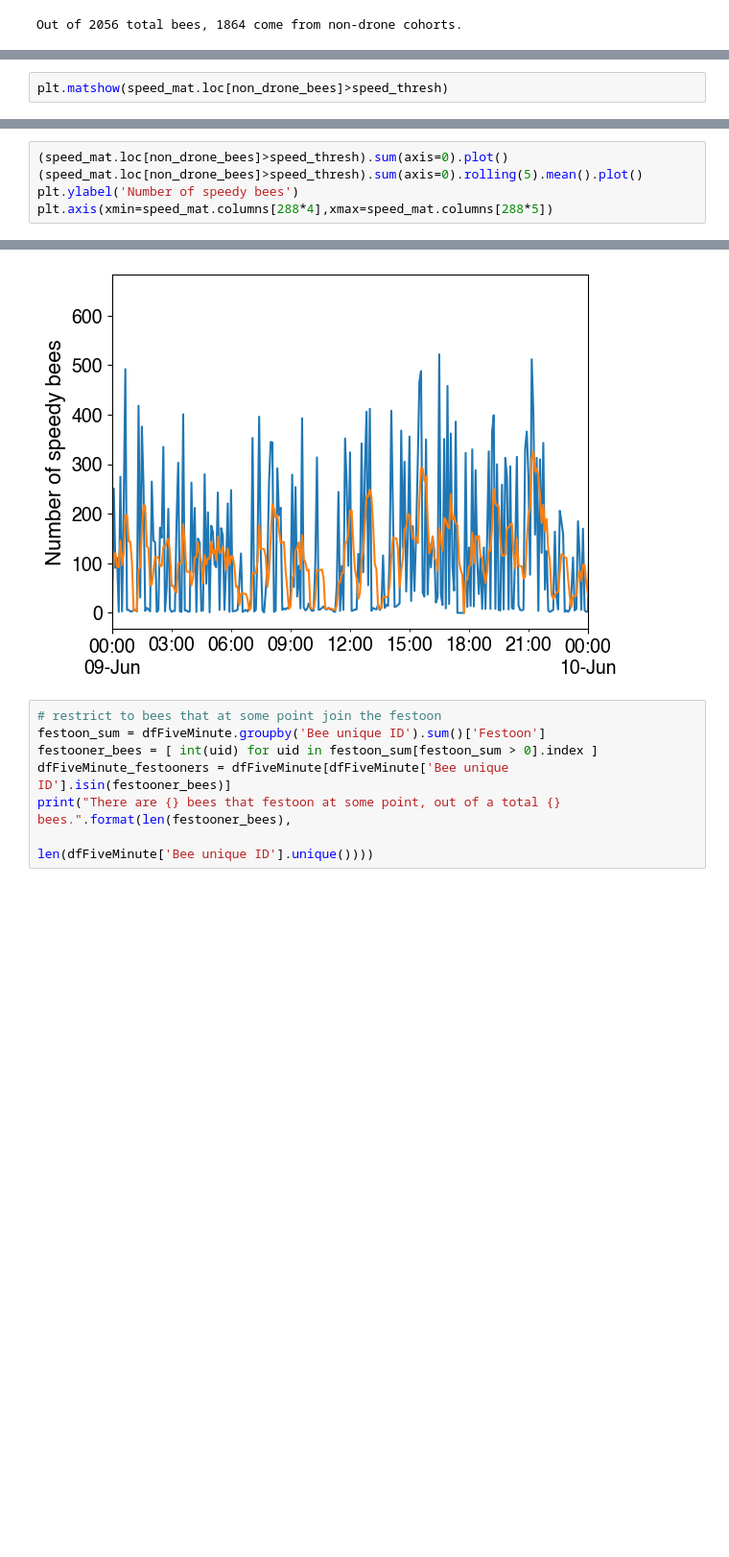
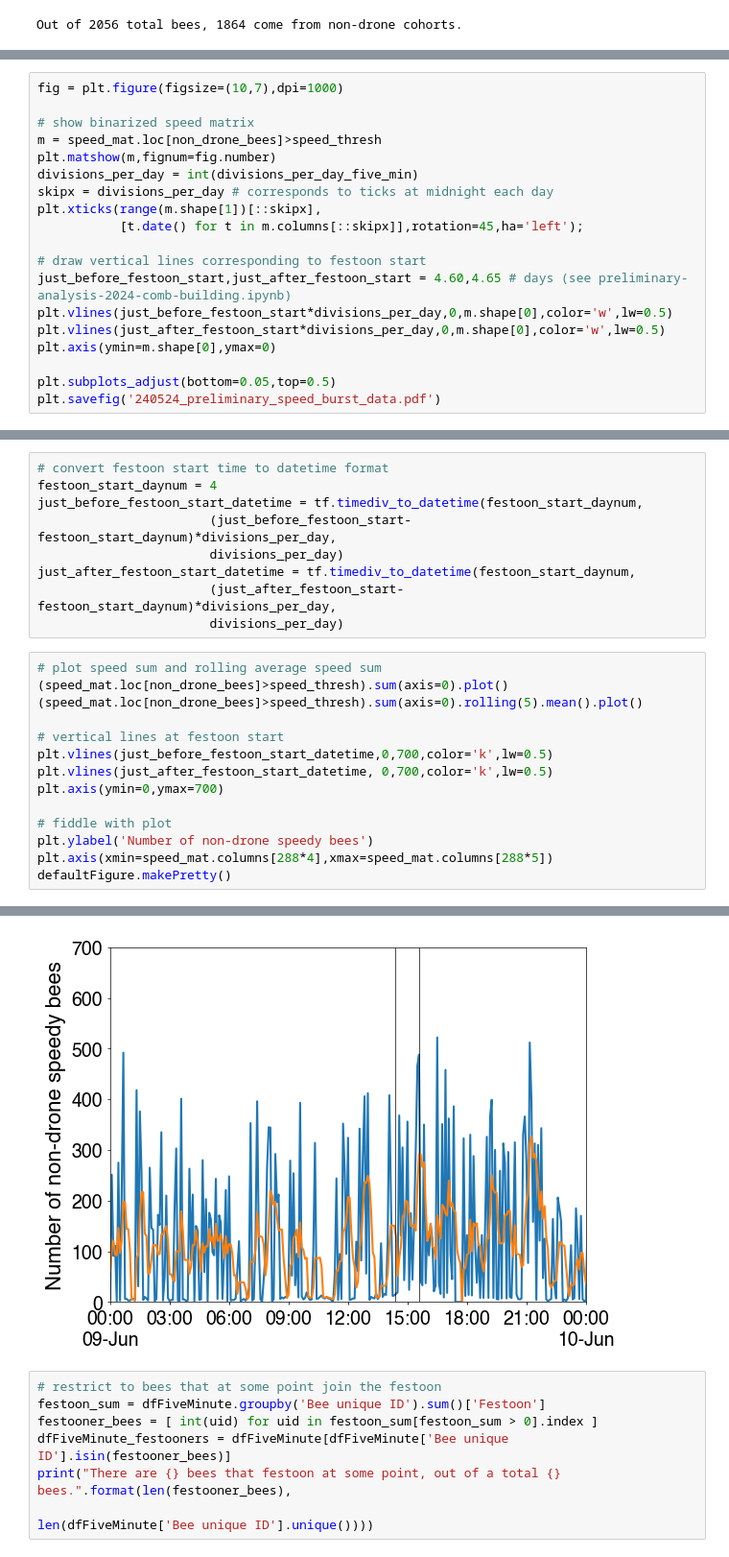
Before and after one commit to Collective-Logic-Lab/honey-bee-behavior, a Jupyter notebook: preliminary-analysis-2024-speed-bursts.ipynb, the cells around one changed output, grey strips where cells are left out. Shown at 96% size. Saved outputs shown, nothing was run; the diff lists cells and outputs as text; blank space fills up the shorter version.

Commit message:
add reference time for start of festoon on speed burst plots

```diff
--- a/preliminary-analysis-2024-speed-bursts.ipynb
+++ b/preliminary-analysis-2024-speed-bursts.ipynb
@@ -143,3 +153,20 @@ Out of 2056 total bees, 1864 come from non-drone cohorts.
 # %%
-plt.matshow(speed_mat.loc[non_drone_bees]>speed_thresh)
+fig = plt.figure(figsize=(10,7),dpi=1000)
+
+# show binarized speed matrix
+m = speed_mat.loc[non_drone_bees]>speed_thresh
+plt.matshow(m,fignum=fig.number)
+divisions_per_day = int(divisions_per_day_five_min)
+skipx = divisions_per_day # corresponds to ticks at midnight each day
+plt.xticks(range(m.shape[1])[::skipx],
+           [t.date() for t in m.columns[::skipx]],rotation=45,ha='left');
+
+# draw vertical lines corresponding to festoon start
+just_before_festoon_start,just_after_festoon_start = 4.60,4.65 # days (see preliminary-analysis-2024-comb-building.ipynb)
+plt.vlines(just_before_festoon_start*divisions_per_day,0,m.shape[0],color='w',lw=0.5)
+plt.vlines(just_after_festoon_start*divisions_per_day,0,m.shape[0],color='w',lw=0.5)
+plt.axis(ymin=m.shape[0],ymax=0)
+
+plt.subplots_adjust(bottom=0.05,top=0.5)
+plt.savefig('240524_preliminary_speed_burst_data.pdf')
 # %% [output]
@@ -163,6 +174,24 @@ DatetimeIndex(['2019-06-05 00:00:00', '2019-06-05 00:05:00',
+# %%
+# convert festoon start time to datetime format
+festoon_start_daynum = 4
+just_before_festoon_start_datetime = tf.timediv_to_datetime(festoon_start_daynum,
+                       (just_before_festoon_start-festoon_start_daynum)*divisions_per_day,
+                       divisions_per_day)
+just_after_festoon_start_datetime = tf.timediv_to_datetime(festoon_start_daynum,
+                       (just_after_festoon_start-festoon_start_daynum)*divisions_per_day,
+                       divisions_per_day)
 # %%
+# plot speed sum and rolling average speed sum
 (speed_mat.loc[non_drone_bees]>speed_thresh).sum(axis=0).plot()
 (speed_mat.loc[non_drone_bees]>speed_thresh).sum(axis=0).rolling(5).mean().plot()
-plt.ylabel('Number of speedy bees')
+
+# vertical lines at festoon start
+plt.vlines(just_before_festoon_start_datetime,0,700,color='k',lw=0.5)
+plt.vlines(just_after_festoon_start_datetime, 0,700,color='k',lw=0.5)
+plt.axis(ymin=0,ymax=700)
+
+# fiddle with plot
+plt.ylabel('Number of non-drone speedy bees')
 plt.axis(xmin=speed_mat.columns[288*4],xmax=speed_mat.columns[288*5])
+defaultFigure.makePretty()
 # %% [output]
@@ -170,4 +198,4 @@ plt.axis(xmin=speed_mat.columns[288*4],xmax=speed_mat.columns[288*5])
-[figure, old version]
+[figure, new version]
 # %%
 # restrict to bees that at some point join the festoon
 festoon_sum = dfFiveMinute.groupby('Bee unique ID').sum()['Festoon']
```
Also changed, not shown: parts of 6 cells of this notebook.
